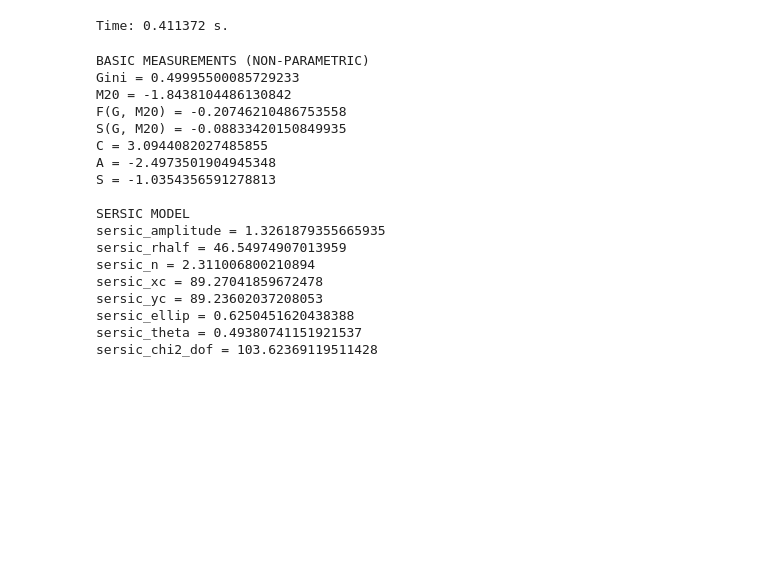
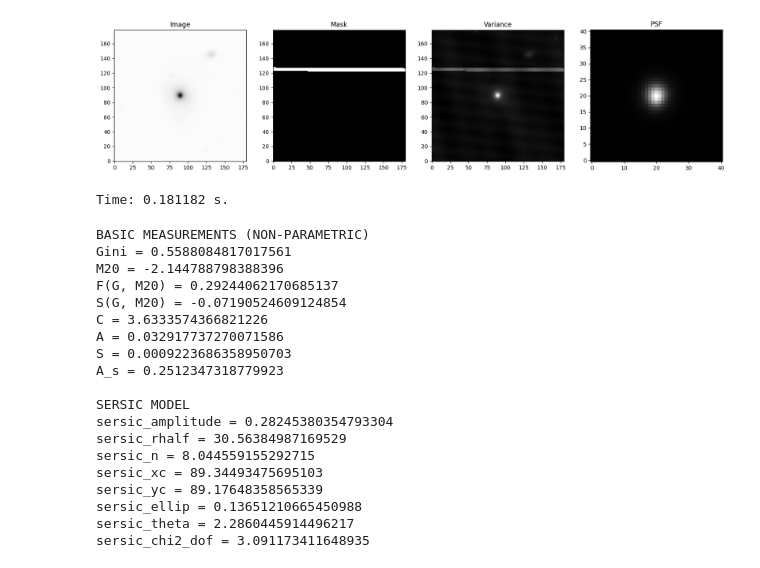
Before and after one commit to hyp0515/searching_inflow, a Jupyter notebook: morph_hsc.ipynb, the cells around one changed output. Drawn from its saved outputs; the diff is of its cells as text; code cells hidden in the pictures; blank space fills up the shorter version.

```diff
--- a/morph_hsc.ipynb
+++ b/morph_hsc.ipynb
@@ -97,9 +110,22 @@ plt.show()
+# %%
+fig, ax = plt.subplots(1, 4, figsize=(20, 5))
+ax[0].imshow(image, cmap="gray_r", origin="lower")
+ax[0].set_title("Image")
+ax[1].imshow(mask, cmap="gray", origin="lower")
+ax[1].set_title("Mask")
+ax[2].imshow(var, cmap="gray", origin="lower")
+ax[2].set_title("Variance")
+ax[3].imshow(psf, cmap="gray", origin="lower")
+ax[3].set_title("PSF")
+plt.show()
+# %% [output]
+[figure, added]
 # %%
 start = time.time()
-source_morphs = statmorph.source_morphology(image=image, segmap=segmap, psf=psf, weightmap=np.sqrt(var))
+source_morphs = statmorph.source_morphology(image=image, segmap=segmap, psf=psf, weightmap=np.sqrt(var), mask=mask)
 print('Time: %g s.' % (time.time() - start))
 # %% [output]
-Time: 0.411372 s.
+Time: 0.181182 s.
 # %%
 morph = source_morphs[0]
 # %%
@@ -111,6 +137,7 @@ print('S(G, M20) =', morph.gini_m20_merger)
 print('C =', morph.concentration)
 print('A =', morph.asymmetry)
 print('S =', morph.smoothness)
+print('A_s =', morph.shape_asymmetry)
 print()
 print('SERSIC MODEL')
 print('sersic_amplitude =', morph.sersic_amplitude)
@@ -123,23 +150,24 @@ print('sersic_theta =', morph.sersic_theta)
 print('sersic_chi2_dof =', morph.sersic_chi2_dof)
 # %% [output]
 BASIC MEASUREMENTS (NON-PARAMETRIC)
-Gini = 0.49995500085729233
-M20 = -1.8438104486130842
-F(G, M20) = -0.20746210486753558
-S(G, M20) = -0.08833420150849935
-C = 3.0944082027485855
-A = -2.4973501904945348
-S = -1.0354356591278813
+Gini = 0.5588084817017561
+M20 = -2.144788798388396
+F(G, M20) = 0.29244062170685137
+S(G, M20) = -0.07190524609124854
+C = 3.6333574366821226
+A = 0.032917737270071586
+S = 0.0009223686358950703
+A_s = 0.2512347318779923
 
 SERSIC MODEL
-sersic_amplitude = 1.3261879355665935
-sersic_rhalf = 46.54974907013959
-sersic_n = 2.311006800210894
-sersic_xc = 89.27041859672478
-sersic_yc = 89.23602037208053
-sersic_ellip = 0.6250451620438388
-sersic_theta = 0.49380741151921537
-sersic_chi2_dof = 103.62369119511428
+sersic_amplitude = 0.28245380354793304
+sersic_rhalf = 30.56384987169529
+sersic_n = 8.044559155292715
+sersic_xc = 89.34493475695103
+sersic_yc = 89.17648358565339
+sersic_ellip = 0.13651210665450988
+sersic_theta = 2.2860445914496217
+sersic_chi2_dof = 3.091173411648935
 # %%
 from statmorph.utils.image_diagnostics import make_figure
 fig = make_figure(morph)
```
Also changed, not shown: parts of 11 cells of this notebook, 7 other files.
